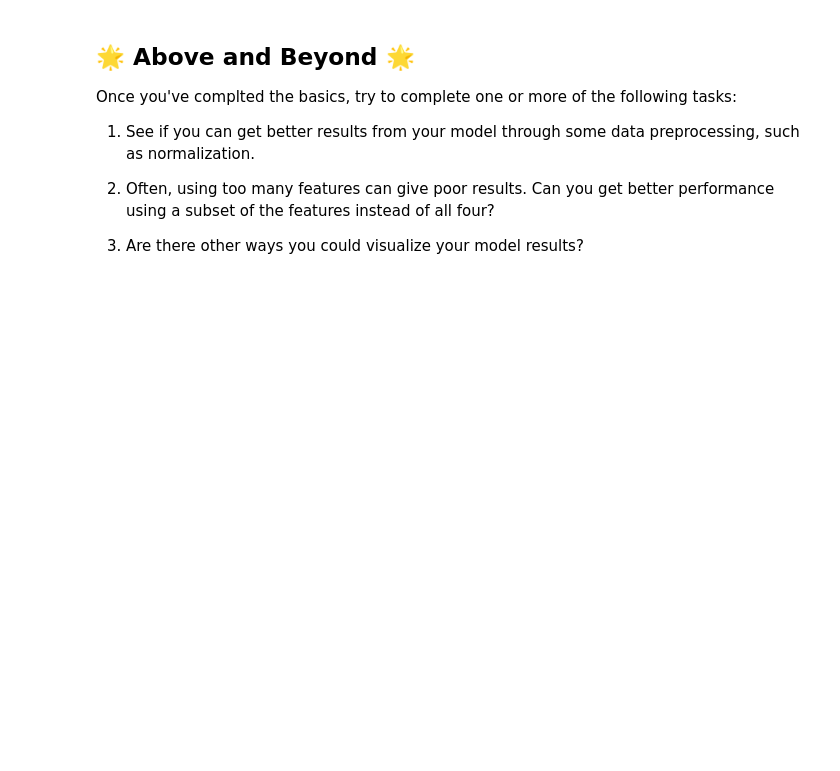
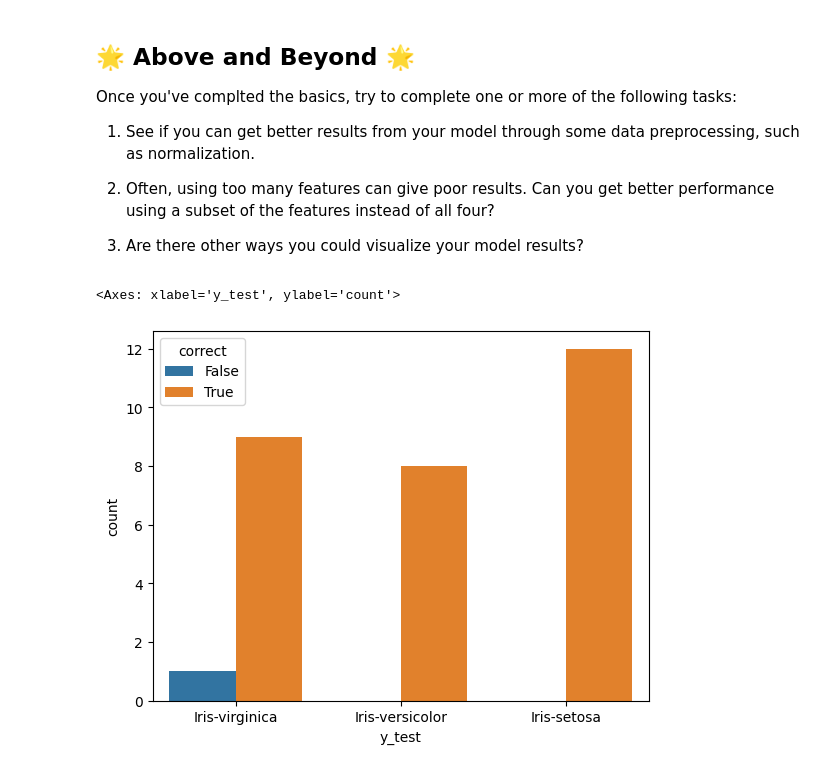
Before and after one commit to austinvirgin/austinvirgin.github.io, a Jupyter notebook: notebooks/Exploration_04.ipynb, the cells around one changed output. Saved outputs shown, nothing was run; the diff lists cells and outputs as text; code cells hidden in the pictures; blank space fills up the shorter version.

```diff
--- a/notebooks/Exploration_04.ipynb
+++ b/notebooks/Exploration_04.ipynb
@@ -286,3 +337,12 @@ Once you've complted the basics, try to complete one or more of the following ta
 2. Often, using too many features can give poor results. Can you get better performance using a subset of the features instead of all four?
 
 3. Are there other ways you could visualize your model results?
+# %%
+true_false = pd.DataFrame()
+true_false['y_predictions'] = y_predictions
+true_false['y_test'] = y_test['species']
+true_false['correct'] = true_false['y_predictions'] == true_false['y_test']
+sns.countplot(data = true_false, x = 'y_test', hue = 'correct')
+# %% [output]
+<Axes: xlabel='y_test', ylabel='count'>
+[figure, added]
```
Also changed, not shown: parts of 8 cells of this notebook.
